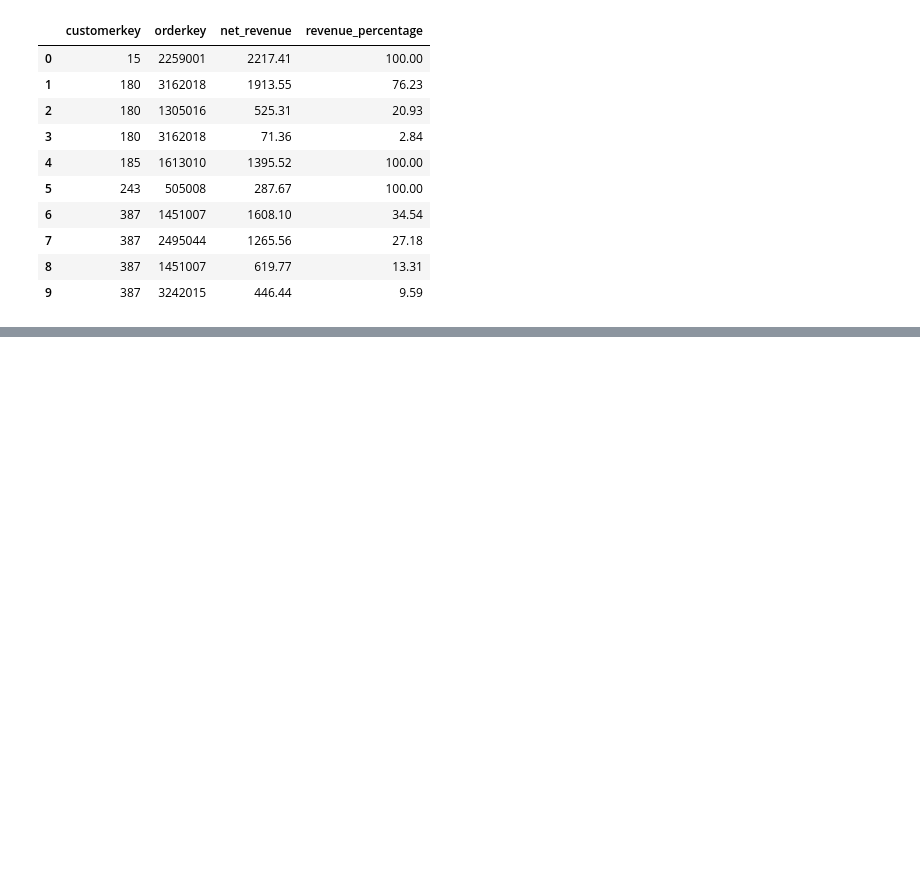
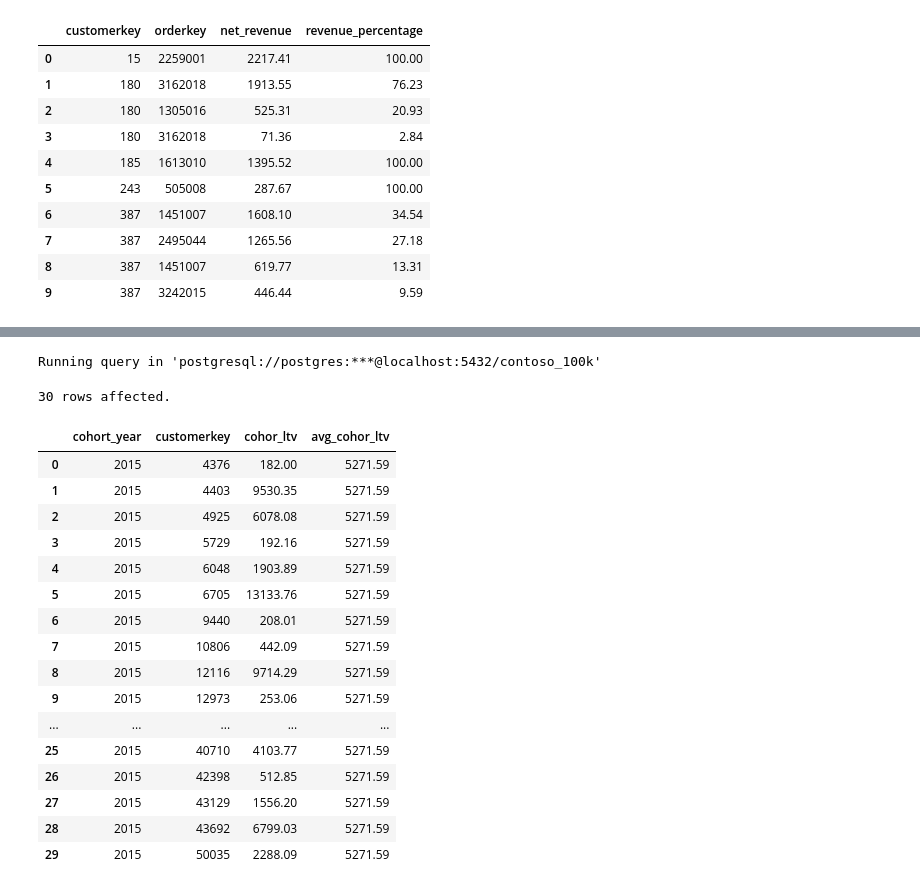
Before and after one commit to guyewen/PostgreSQL_Project, a Jupyter notebook: Google_Colab/Examples_with_Google_Colab.ipynb, the cells around one changed output, grey strips where cells are left out. Drawn from its saved outputs; the diff is of its cells as text; code cells hidden in the pictures; blank space fills up the shorter version.

```diff
--- a/Google_Colab/Examples_with_Google_Colab.ipynb
+++ b/Google_Colab/Examples_with_Google_Colab.ipynb
@@ -541,0 +614,41 @@ Running query in 'postgresql://postgres:***@localhost:5432/contoso_100k'
+# %%
+%%sql
+
+-- Customer Life Time Value
+WITH corhot_year_info AS (
+  SELECT
+    customerkey,
+    MIN(EXTRACT(YEAR FROM orderdate)) AS first_order_year,
+    SUM(quantity * netprice * exchangerate) AS cohor_ltv
+  FROM sales
+  GROUP BY customerkey
+)
+SELECT
+  corhot_year_info.first_order_year AS cohort_year,
+  corhot_year_info.customerkey,
+  cohor_ltv,
+  AVG(cohor_ltv) OVER (PARTITION BY corhot_year_info.first_order_year) AS avg_cohor_ltv
+FROM corhot_year_info
+WHERE corhot_year_info.first_order_year = 2015
+ORDER BY corhot_year_info.first_order_year, corhot_year_info.customerkey
+LIMIT 30
+# %% [output]
+Running query in 'postgresql://postgres:***@localhost:5432/contoso_100k'
+30 rows affected.
+|  | cohort_year | customerkey | cohor_ltv | avg_cohor_ltv |
+| 0 | 2015 | 4376 | 182.00 | 5271.59 |
+| 1 | 2015 | 4403 | 9530.35 | 5271.59 |
+| 2 | 2015 | 4925 | 6078.08 | 5271.59 |
+| 3 | 2015 | 5729 | 192.16 | 5271.59 |
+| 4 | 2015 | 6048 | 1903.89 | 5271.59 |
+| 5 | 2015 | 6705 | 13133.76 | 5271.59 |
+| 6 | 2015 | 9440 | 208.01 | 5271.59 |
+| 7 | 2015 | 10806 | 442.09 | 5271.59 |
+| 8 | 2015 | 12116 | 9714.29 | 5271.59 |
+| 9 | 2015 | 12973 | 253.06 | 5271.59 |
+| ... | ... | ... | ... | ... |
+| 25 | 2015 | 40710 | 4103.77 | 5271.59 |
+| 26 | 2015 | 42398 | 512.85 | 5271.59 |
+| 27 | 2015 | 43129 | 1556.20 | 5271.59 |
+| 28 | 2015 | 43692 | 6799.03 | 5271.59 |
+| 29 | 2015 | 50035 | 2288.09 | 5271.59 |
```
Also changed, not shown: parts of 5 cells of this notebook.
